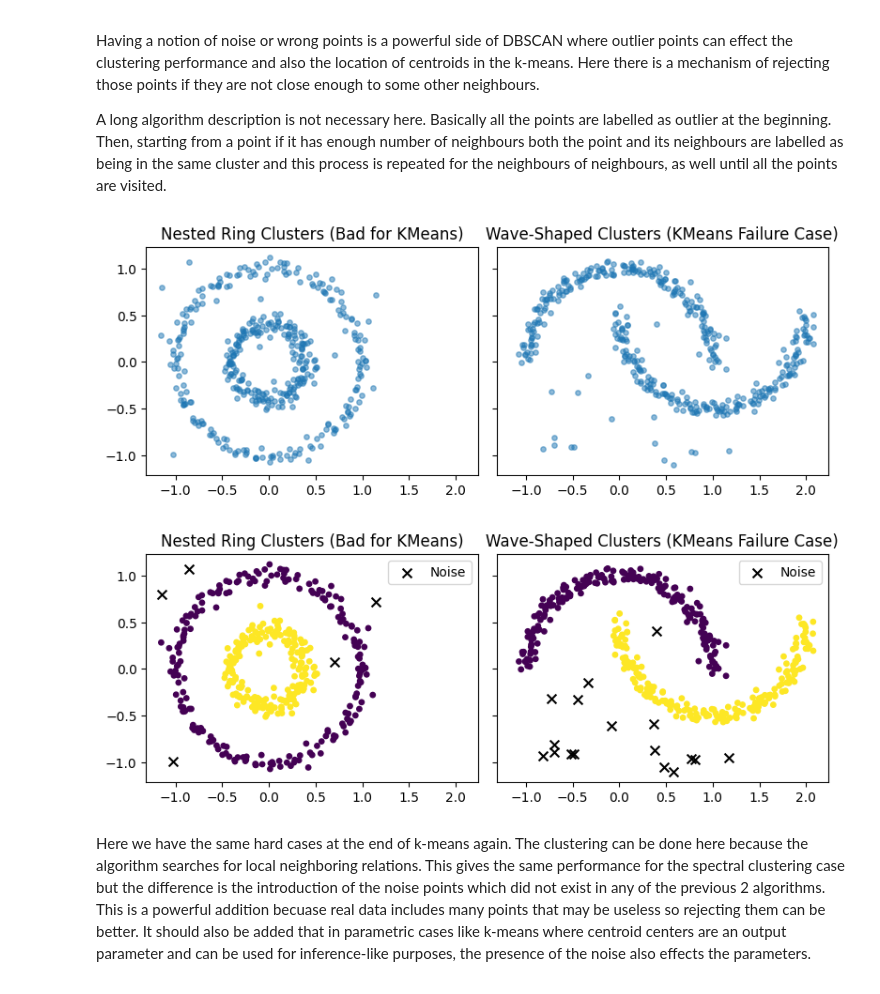
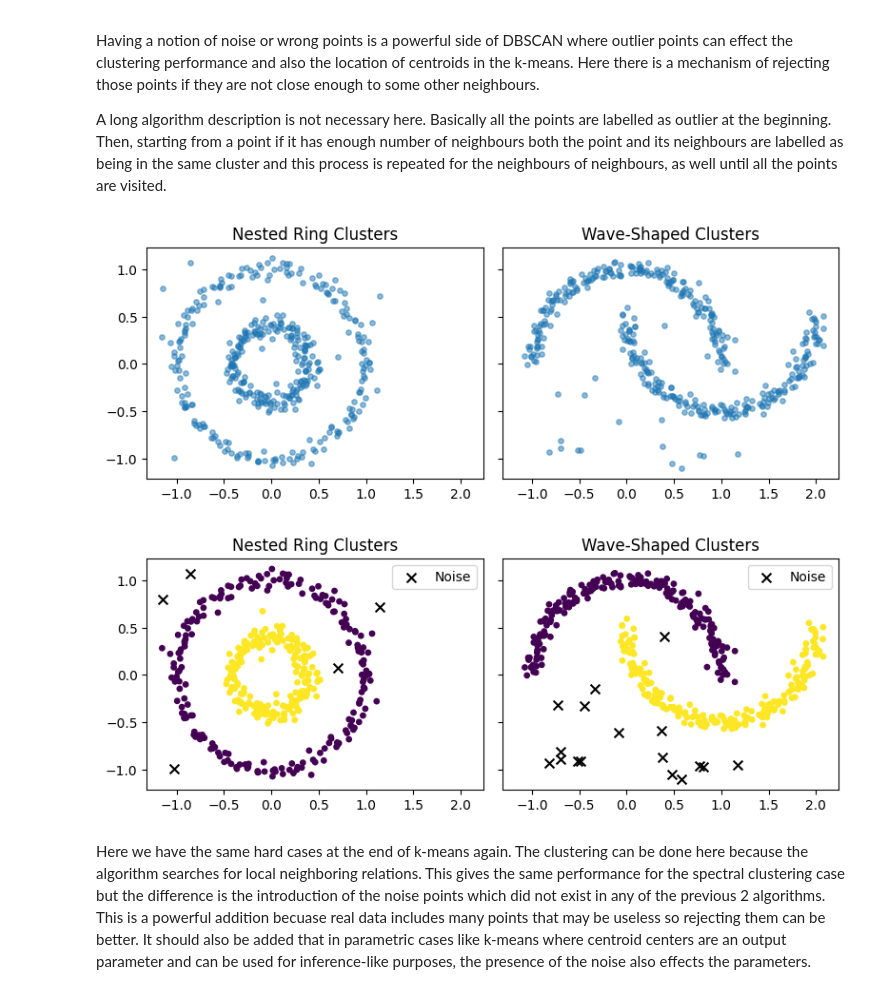
Before and after one commit to osmanalenbey/Clustering-Algorithms, a Jupyter notebook: Clustering_Algorithms.ipynb, the cells around one changed output. Drawn from its saved outputs; the diff is of its cells as text; code cells hidden in the pictures.

```diff
--- a/Clustering_Algorithms.ipynb
+++ b/Clustering_Algorithms.ipynb
@@ -481,42 +481,42 @@ X5_noisy = np.vstack([X5, np.random.uniform(low=-1.2, high=1.2, size=(20, 2))])
 
 # Left: Initialization only
 axes[0].scatter(X4_noisy[:, 0], X4_noisy[:, 1], s=15, alpha=0.5)
-axes[0].set_title("Nested Ring Clusters (Bad for KMeans)")
+axes[0].set_title("Nested Ring Clusters")
 axes[0].set_aspect('equal', adjustable='box')
 
 # Left: Initialization only
 axes[1].scatter(X5_noisy[:, 0], X5_noisy[:, 1], s=15, alpha=0.5)
-axes[1].set_title("Wave-Shaped Clusters (KMeans Failure Case)")
+axes[1].set_title("Wave-Shaped Clusters")
 axes[1].set_aspect('equal', adjustable='box')
 
 plt.tight_layout()
 plt.show()
 
 # Plot side-by-side
 fig, axes = plt.subplots(1, 2, figsize=(8, 4), sharex=True, sharey=True)
 
 # Helper plot function
 def plot_dbscan(ax, X, labels, title):
     is_noise = labels == -1
     ax.scatter(X[~is_noise][:, 0], X[~is_noise][:, 1], c=labels[~is_noise], cmap='viridis', s=15)
     ax.scatter(X[is_noise][:, 0], X[is_noise][:, 1], c='black', marker='x', s=50, label='Noise')
     ax.set_title(title)
     ax.set_aspect('equal', adjustable='box')
     ax.legend(loc='upper right')
 
 # Left: Initialization only
 labels = dbscan(X4_noisy, eps=0.2, min_samples=5)
-plot_dbscan(axes[0], X4_noisy, labels, "Nested Ring Clusters (Bad for KMeans)")
+plot_dbscan(axes[0], X4_noisy, labels, "Nested Ring Clusters")
 
 # Left: Initialization only
 labels = dbscan(X5_noisy, eps=0.2, min_samples=5)
-plot_dbscan(axes[1], X5_noisy, labels, "Wave-Shaped Clusters (KMeans Failure Case)")
+plot_dbscan(axes[1], X5_noisy, labels, "Wave-Shaped Clusters")
 
 plt.tight_layout()
 plt.show()
 # %% [output]
-[figure, old version]
+[figure, new version]
-[figure, old version]
+[figure, new version]
 # %% [markdown]
 Here we have the same hard cases at the end of k-means again. The clustering can be done here because the algorithm searches for local neighboring relations. This gives the same performance for the spectral clustering case but the difference is the introduction of the noise points which did not exist in any of the previous 2 algorithms. This is a powerful addition becuase real data includes many points that may be useless so rejecting them can be better. It should also be added that in parametric cases like k-means where centroid centers are an output parameter and can be used for inference-like purposes, the presence of the noise also effects the parameters.
 # %% [markdown]
```
Also changed, not shown: parts of 1 cell of this notebook.
